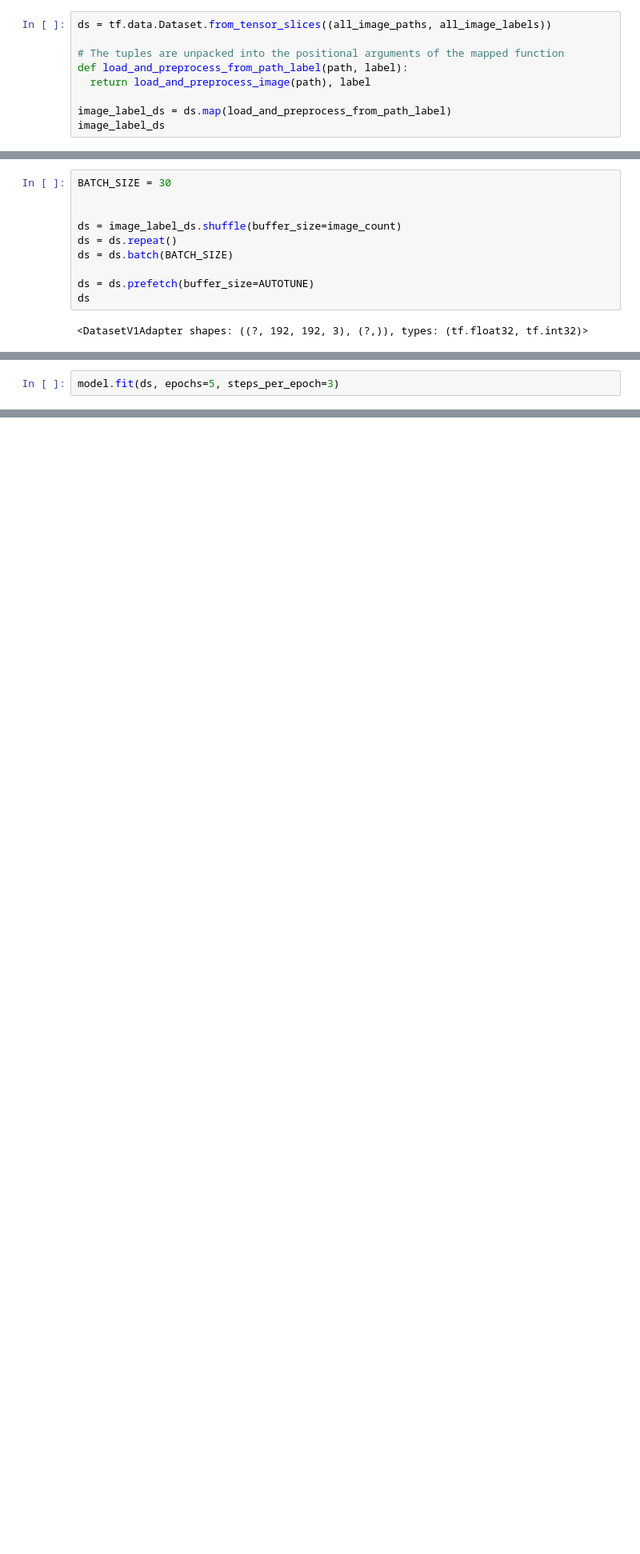
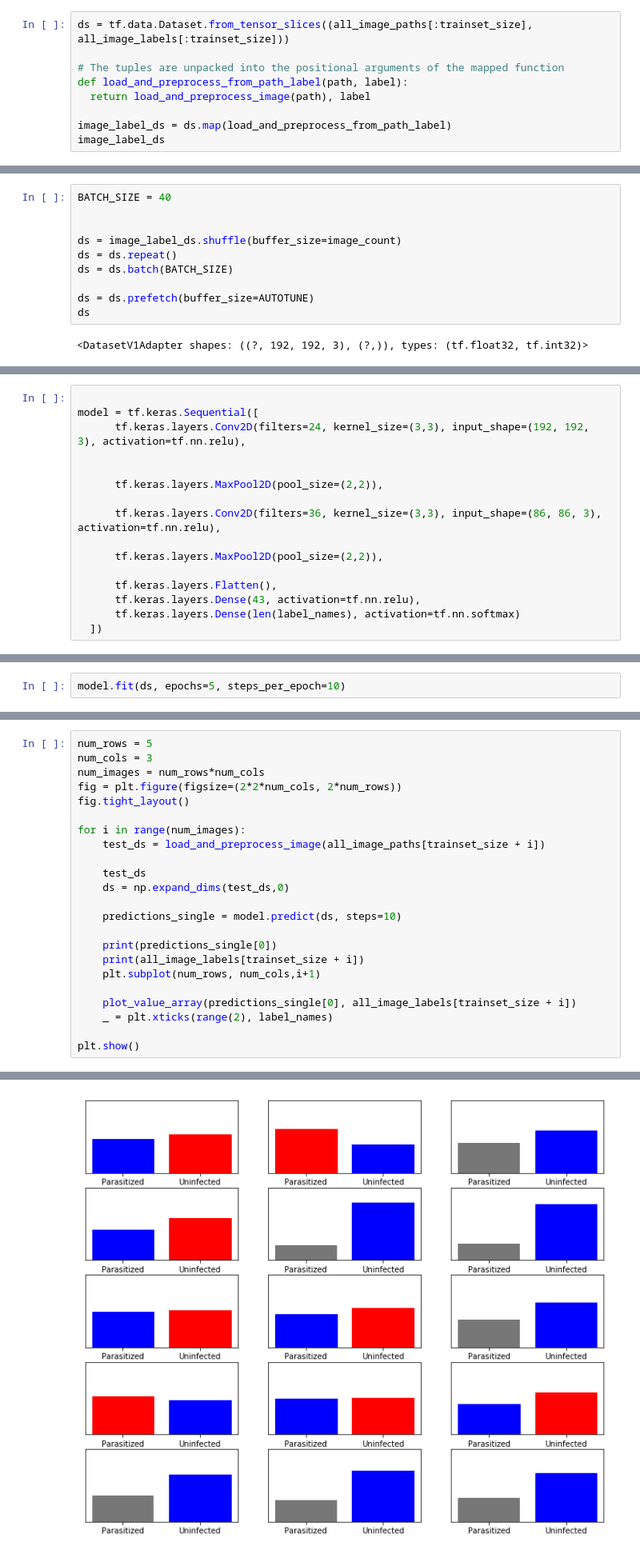
Before and after one commit to fzmoussaid/MLPlayground, a Jupyter notebook: CNN/Malaria Detection.ipynb, the cells around one changed output, grey strips where cells are left out. Shown: that part at 80% size. Drawn from its saved outputs; the diff is of its cells as text; blank space fills up the shorter version.

Commit message:
Added result visualization

```diff
--- a/CNN/Malaria Detection.ipynb
+++ b/CNN/Malaria Detection.ipynb
@@ -203,6 +205,6 @@ types:  (tf.float32, tf.int64)
 <DatasetV1Adapter shapes: ((192, 192, 3), ()), types: (tf.float32, tf.int64)>
 # %%
-ds = tf.data.Dataset.from_tensor_slices((all_image_paths, all_image_labels))
+ds = tf.data.Dataset.from_tensor_slices((all_image_paths[:trainset_size], all_image_labels[:trainset_size]))
 
 # The tuples are unpacked into the positional arguments of the mapped function
 def load_and_preprocess_from_path_label(path, label):
@@ -213,7 +215,7 @@ image_label_ds
 # %% [output]
 <DatasetV1Adapter shapes: ((192, 192, 3), ()), types: (tf.float32, tf.int32)>
 # %%
-BATCH_SIZE = 30
+BATCH_SIZE = 40
 
 
 ds = image_label_ds.shuffle(buffer_size=image_count)
@@ -265,3 +265,19 @@ model = tf.keras.Sequential([
+# %%
+
+model = tf.keras.Sequential([
+      tf.keras.layers.Conv2D(filters=24, kernel_size=(3,3), input_shape=(192, 192, 3), activation=tf.nn.relu),
+
+
+      tf.keras.layers.MaxPool2D(pool_size=(2,2)),
+
+      tf.keras.layers.Conv2D(filters=36, kernel_size=(3,3), input_shape=(86, 86, 3), activation=tf.nn.relu),
+
+      tf.keras.layers.MaxPool2D(pool_size=(2,2)),
+
+      tf.keras.layers.Flatten(),
+      tf.keras.layers.Dense(43, activation=tf.nn.relu),
+      tf.keras.layers.Dense(len(label_names), activation=tf.nn.softmax)
+  ])
 # %%
 logit_batch = model(image_batch).numpy()
 
@@ -307,4 +327,4 @@ steps_per_epoch
 # %%
-model.fit(ds, epochs=5, steps_per_epoch=3)
+model.fit(ds, epochs=5, steps_per_epoch=10)
 # %% [output]
 Epoch 1/5
@@ -320,0 +381,24 @@ Epoch 5/5
+# %%
+num_rows = 5
+num_cols = 3
+num_images = num_rows*num_cols
+fig = plt.figure(figsize=(2*2*num_cols, 2*num_rows))
+fig.tight_layout()
+
+for i in range(num_images):
+    test_ds = load_and_preprocess_image(all_image_paths[trainset_size + i])
+
+    test_ds
+    ds = np.expand_dims(test_ds,0)
+
+    predictions_single = model.predict(ds, steps=10)
+
+    print(predictions_single[0])
+    print(all_image_labels[trainset_size + i])
+    plt.subplot(num_rows, num_cols,i+1)
+
+    plot_value_array(predictions_single[0], all_image_labels[trainset_size + i])
+    _ = plt.xticks(range(2), label_names)
+
+plt.show()
+# %% [output]
@@ -320,0 +422 @@ Epoch 5/5
+[figure, added]
```
Also changed, not shown: parts of 23 cells of this notebook.
